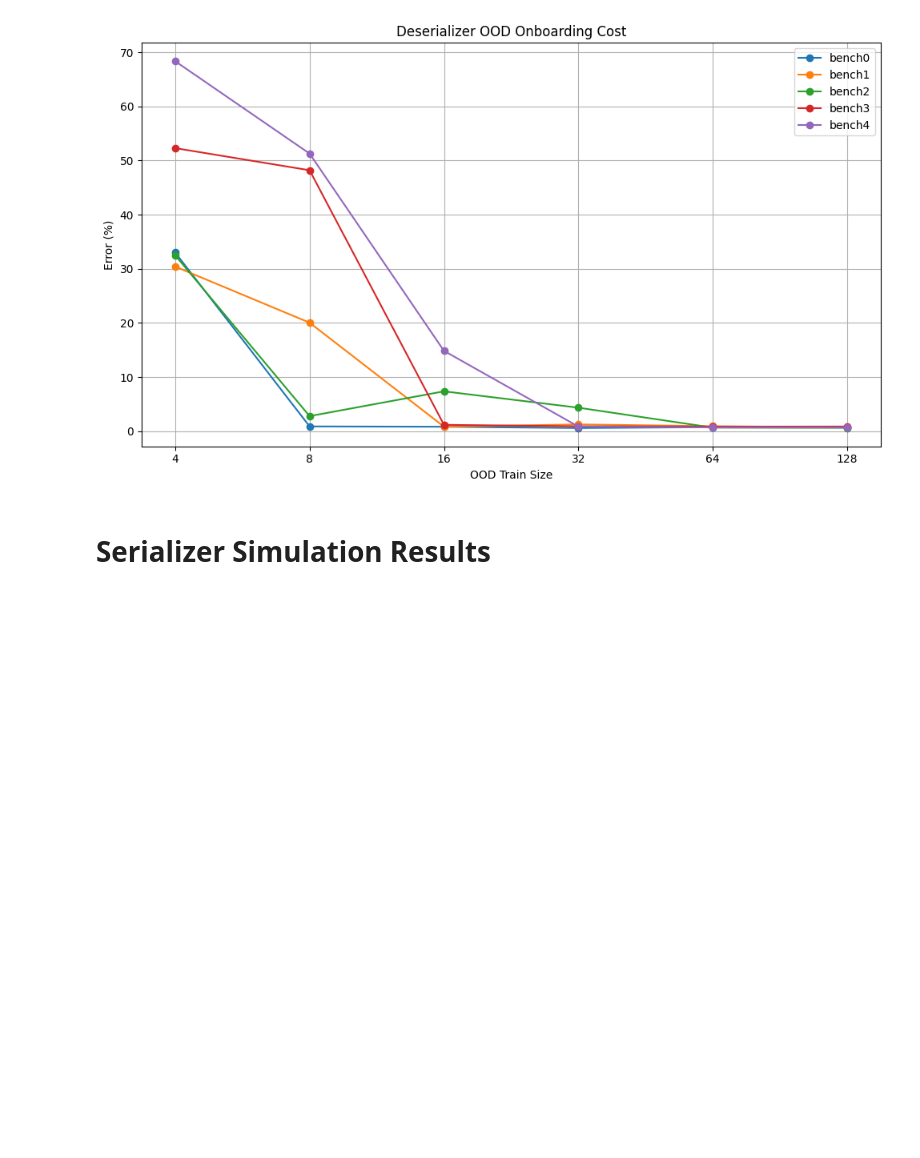
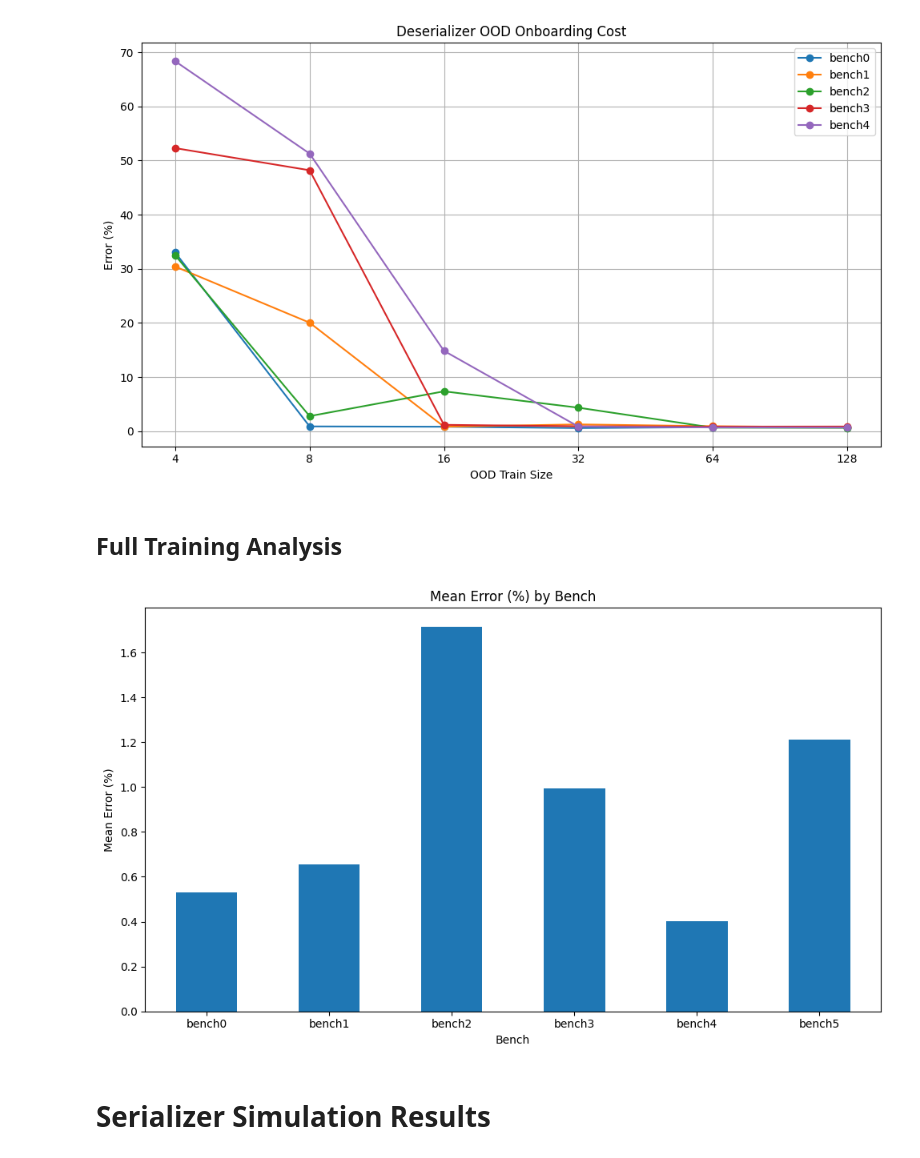
Before and after one commit to ronitnag04/lynx, a Jupyter notebook: ml_model/analysis.ipynb, the cells around one changed output. Drawn from its saved outputs; the diff is of its cells as text; code cells hidden in the pictures; blank space fills up the shorter version.

Commit message:
Added per benchmark error plot

```diff
--- a/ml_model/analysis.ipynb
+++ b/ml_model/analysis.ipynb
@@ -210,6 +210,24 @@ plt.tight_layout()
 plt.savefig("sweep_results/ood_bench_onboarding_des/onboarding_cost_without_bench5.png", bbox_inches='tight')
 # %% [output]
 [figure]
+# %% [markdown]
+## Full Training Analysis
+# %%
+df = pd.read_csv("results/deserializer/deserializer_final_predictions.csv")
+# %%
+df['error'] = abs(df['predicted_throughput'] - df['actual_throughput']) / df['actual_throughput'] * 100
+# %%
+fig, ax = plt.subplots(figsize=(10, 6))
+bench_error = df.groupby('bench')['error'].mean()
+bench_error.plot(kind='bar', ax=ax)
+ax.set_xlabel('Bench')
+ax.set_ylabel('Mean Error (%)')
+ax.set_title('Mean Error (%) by Bench')
+plt.xticks(rotation=0)
+plt.tight_layout()
+plt.savefig("results/deserializer/deserializer_bench_error.png", bbox_inches='tight')
+# %% [output]
+[figure, added]
 # %% [markdown]
 # Serializer Simulation Results
 # %%
```
Also changed, not shown: parts of 10 cells of this notebook.
